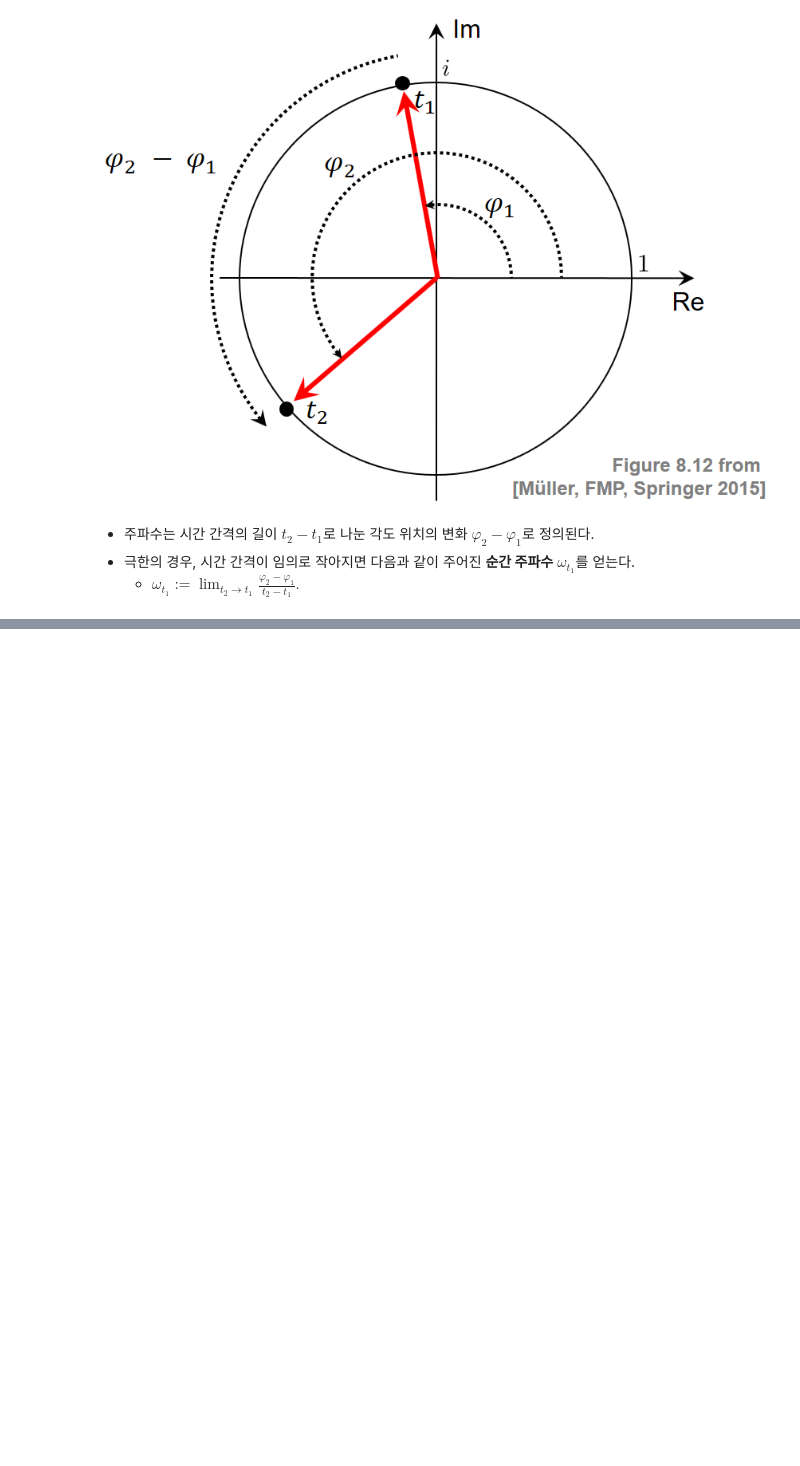
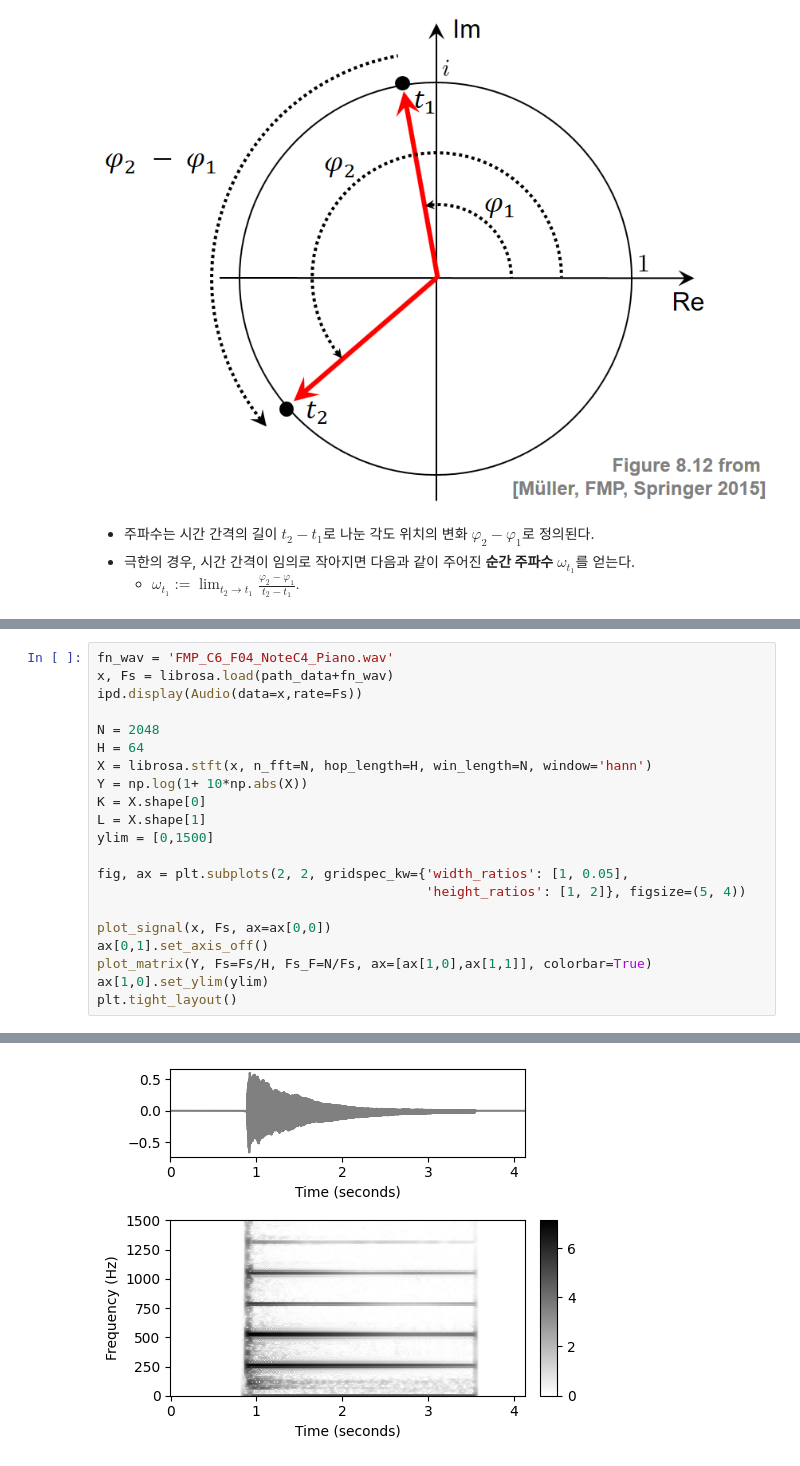
Before and after one commit to jo-cho/mir_kr, a Jupyter notebook: Notebooks/9. Musically Informed Audio Decomposition/9.2.Melody_Extraction.ipynb, the cells around one changed output, grey strips where cells are left out. Saved outputs shown, nothing was run; the diff lists cells and outputs as text; blank space fills up the shorter version.

```diff
--- a/Notebooks/9. Musically Informed Audio Decomposition/9.2.Melody_Extraction.ipynb
+++ b/Notebooks/9. Musically Informed Audio Decomposition/9.2.Melody_Extraction.ipynb
@@ -80,0 +148,22 @@ This value (being a bit sloppy in word use) is also called the **instantaneous f
+# %%
+fn_wav = 'FMP_C6_F04_NoteC4_Piano.wav'
+x, Fs = librosa.load(path_data+fn_wav)
+ipd.display(Audio(data=x,rate=Fs))
+
+N = 2048
+H = 64
+X = librosa.stft(x, n_fft=N, hop_length=H, win_length=N, window='hann')
+Y = np.log(1+ 10*np.abs(X))
+K = X.shape[0]
+L = X.shape[1]
+ylim = [0,1500]
+
+fig, ax = plt.subplots(2, 2, gridspec_kw={'width_ratios': [1, 0.05],
+                                          'height_ratios': [1, 2]}, figsize=(5, 4))
+
+plot_signal(x, Fs, ax=ax[0,0])
+ax[0,1].set_axis_off()
+plot_matrix(Y, Fs=Fs/H, Fs_F=N/Fs, ax=[ax[1,0],ax[1,1]], colorbar=True)
+ax[1,0].set_ylim(ylim)
+plt.tight_layout()
+# %% [output]
@@ -80,0 +171 @@ This value (being a bit sloppy in word use) is also called the **instantaneous f
+[figure, added]
```
Also changed, not shown: parts of 53 cells of this notebook.
